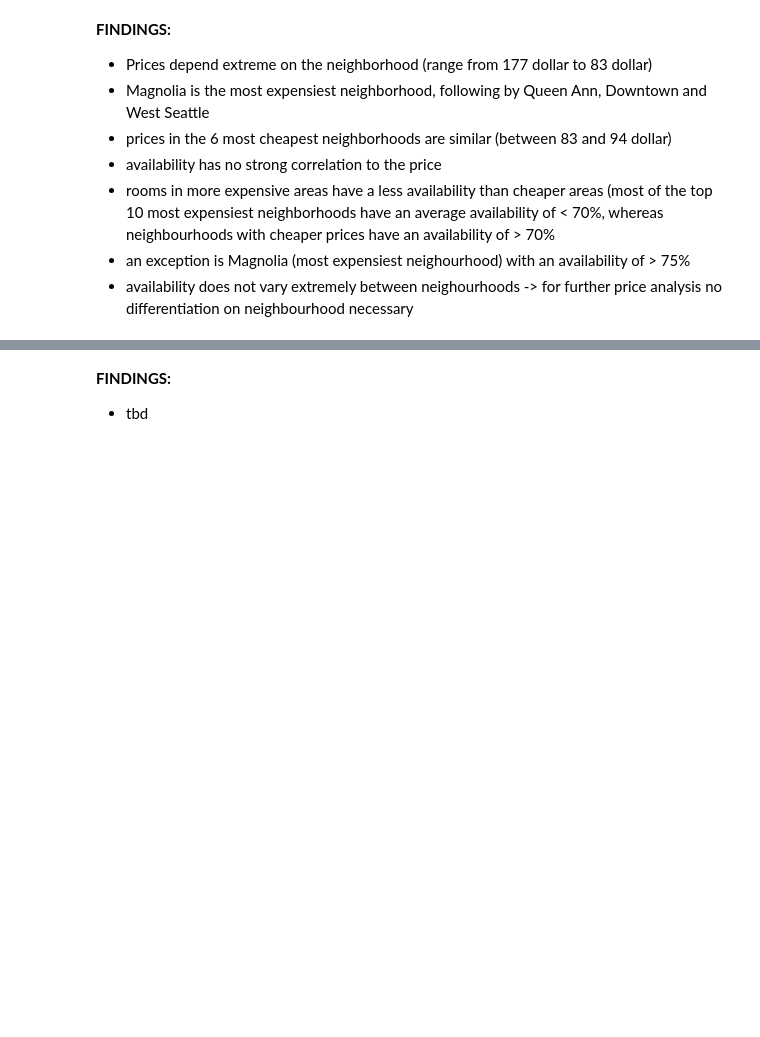
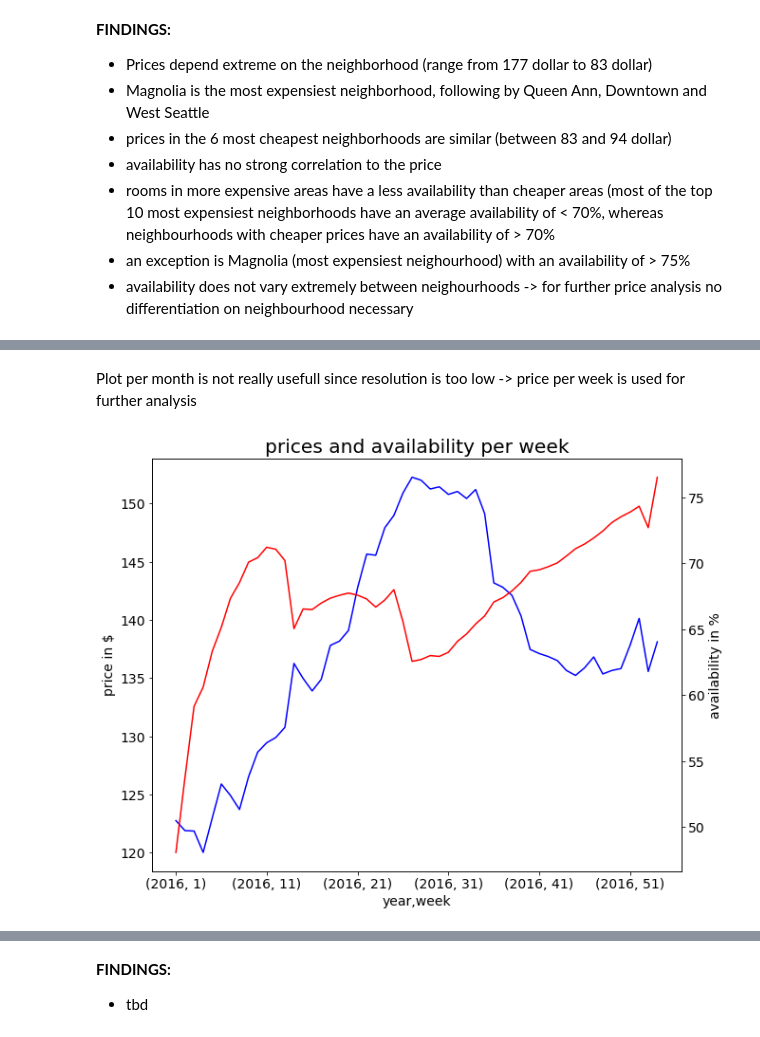
Before and after one commit to dagrubi/DataScience_AirBnBSeattle, a Jupyter notebook: analyse_data.ipynb, the cells around one changed output, grey strips where cells are left out. Drawn from its saved outputs; the diff is of its cells as text; code cells hidden in the pictures; blank space fills up the shorter version.

```diff
--- a/analyse_data.ipynb
+++ b/analyse_data.ipynb
@@ -399,0 +421,23 @@ df_cal.groupby(['year','week'])[['price']].mean().plot();
+# %% [markdown]
+Plot per month is not really usefull since resolution is too low -> price per week is used for further analysis
+# %%
+# plot price per week (for debugging)
+#price = df_cal.groupby(['year','week'])[['price']].mean()
+#print(price)
+
+# calculate availability (for debugging)
+#ratio = df_cal.groupby(['year','week'])['available'].mean()*100
+#print(ratio)
+
+#plot price and availability in 1 diagram
+plt.rcParams.update({'font.size': 14})
+fig, ax1 = plt.subplots(figsize=(10,8))
+ax2 = ax1.twinx()
+df_cal.groupby(['year','week'])[['price']].mean().plot(kind='line', ax = ax1, color = 'b', legend=None)
+df_cal.groupby(['year','week'])['available'].mean().multiply(100).plot(kind='line', ax=ax2, color = 'r', legend=None)
+ax1.set_ylabel('price in $')
+ax2.set_ylabel('availability in %')
+plt.title("prices and availability per week", fontsize='x-large')
+plt.show()
+# %% [output]
+[figure, added]
```
Also changed, not shown: parts of 14 cells of this notebook.
